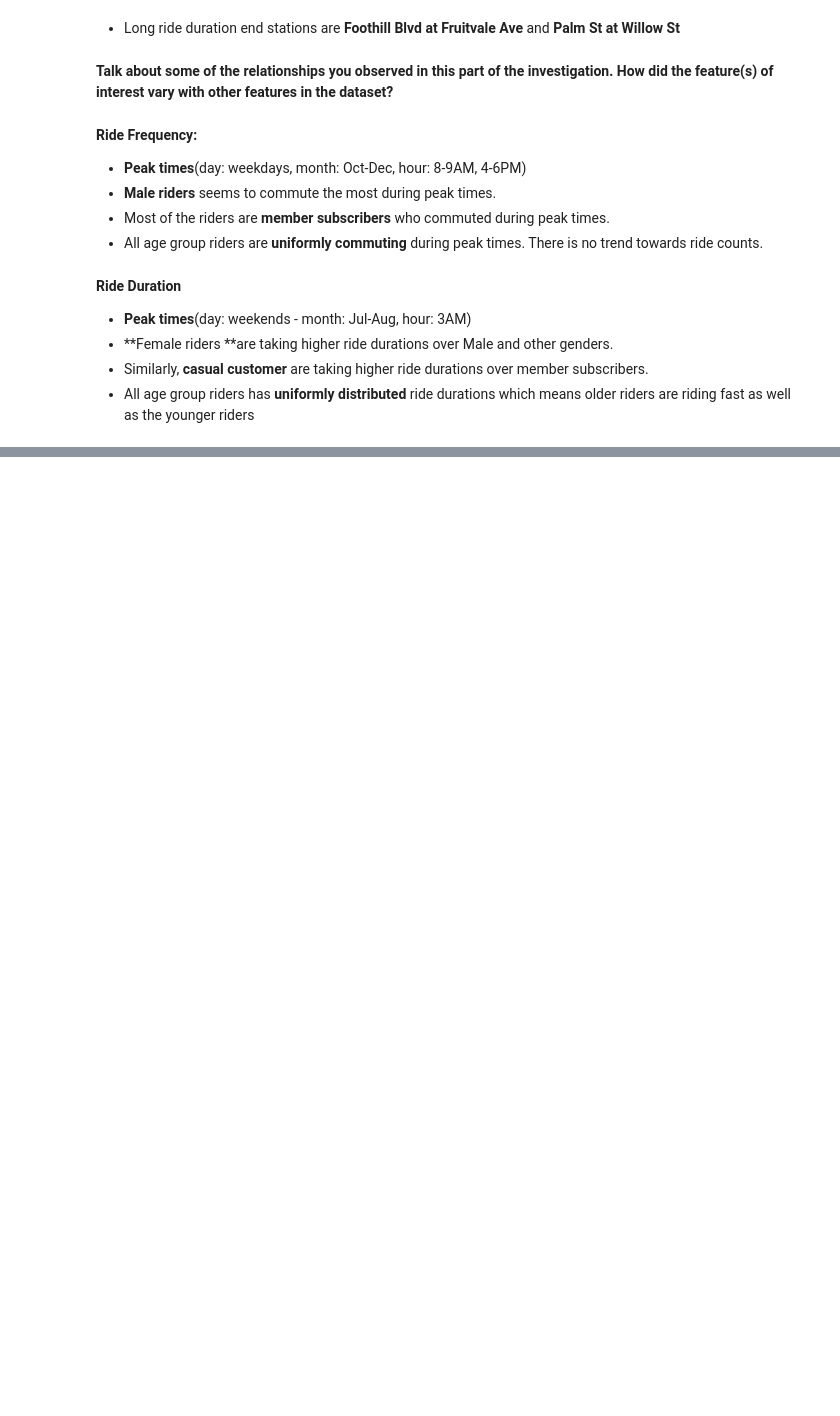
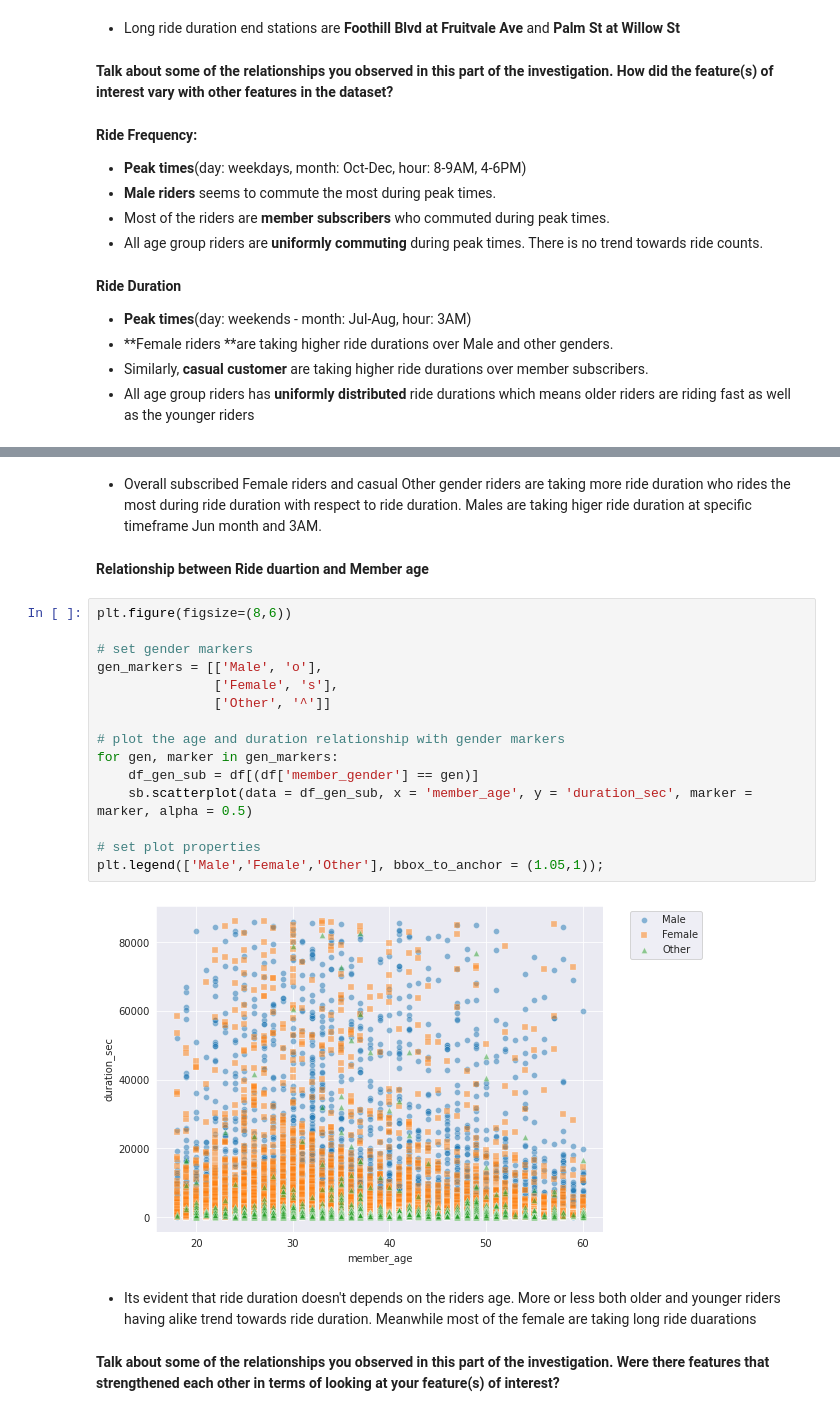
Before and after one commit to wahyunh10/Data-Exploration-Ford-GoBike-Project, a Jupyter notebook: Data_Exploration_Ford_GoBike_Project.ipynb, the cells around one changed output, grey strips where cells are left out. Drawn from its saved outputs; the diff is of its cells as text; blank space fills up the shorter version.

```diff
--- a/Data_Exploration_Ford_GoBike_Project.ipynb
+++ b/Data_Exploration_Ford_GoBike_Project.ipynb
@@ -645,0 +805,25 @@ plt.ylabel('End Stations');
+# %% [markdown]
+* Overall subscribed Female riders and casual Other gender riders are taking more ride duration who rides the most during ride duration with respect to ride duration. Males are taking higer ride duration at specific timeframe Jun month and 3AM.
+# %% [markdown]
+**Relationship between Ride duartion and Member age**
+# %%
+plt.figure(figsize=(8,6))
+
+# set gender markers
+gen_markers = [['Male', 'o'],
+               ['Female', 's'],
+               ['Other', '^']]
+
+# plot the age and duration relationship with gender markers
+for gen, marker in gen_markers:
+    df_gen_sub = df[(df['member_gender'] == gen)]
+    sb.scatterplot(data = df_gen_sub, x = 'member_age', y = 'duration_sec', marker = marker, alpha = 0.5)
+
+# set plot properties
+plt.legend(['Male','Female','Other'], bbox_to_anchor = (1.05,1));
+# %% [output]
+[figure, added]
+# %% [markdown]
+* Its evident that ride duration doesn't depends on the riders age. More or less both older and younger riders having alike trend towards ride duration. Meanwhile most of the female are taking long ride duarations
+# %% [markdown]
+**Talk about some of the relationships you observed in this part of the investigation. Were there features that strengthened each other in terms of looking at your feature(s) of interest?**
```
Also changed, not shown: parts of 33 cells of this notebook.
